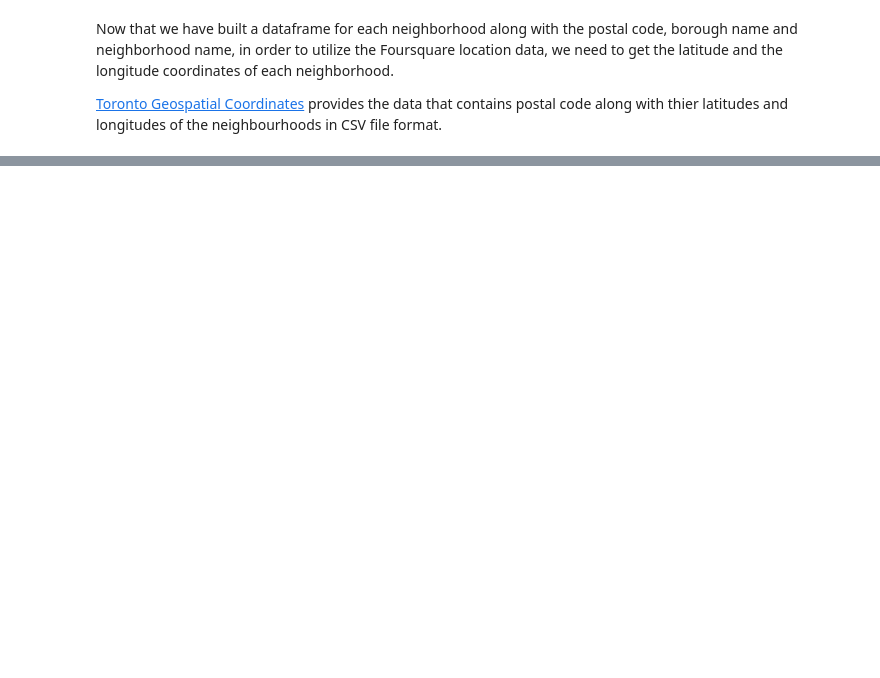
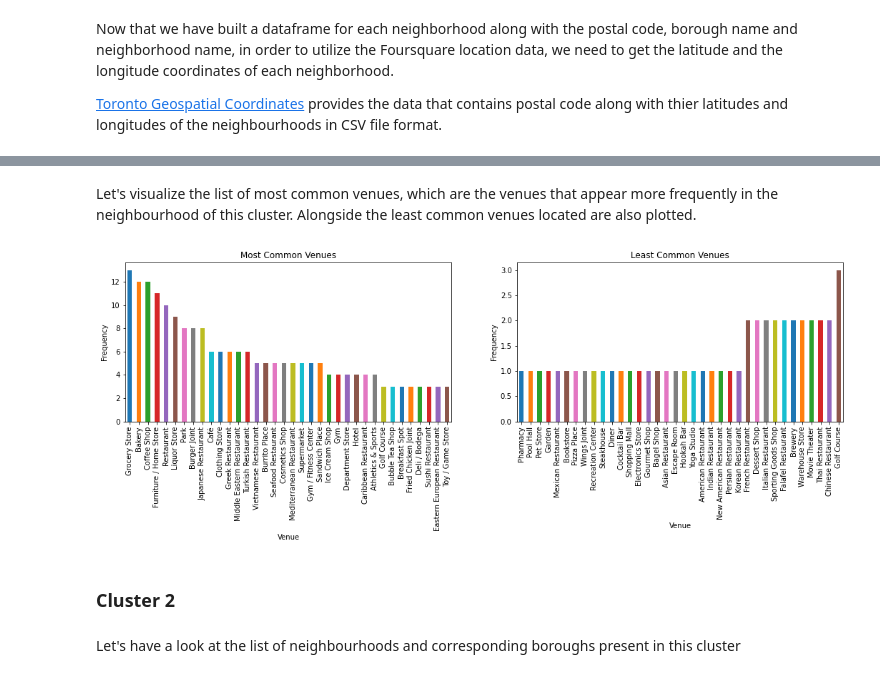
Before and after one commit to Enian22/Segmenting_and_Clustering_Neighborhoods_in_Toronto, a Jupyter notebook: Segmenting_and_Clustering_Neighborhoods_in_Toronto.ipynb, the cells around one changed output, grey strips where cells are left out. Cells and saved outputs as stored; diff of their text form; code cells hidden in the pictures; blank space fills up the shorter version.

```diff
--- a/Segmenting_and_Clustering_Neighborhoods_in_Toronto.ipynb
+++ b/Segmenting_and_Clustering_Neighborhoods_in_Toronto.ipynb
@@ -194,0 +497,10 @@ map_toronto
+# %% [markdown]
+Let's visualize the list of most common venues, which are the venues that appear more frequently in the neighbourhood of this cluster. Alongside the least common venues located are also plotted.
+# %%
+common_plot[0]
+# %% [output]
+[figure, added]
+# %% [markdown]
+### Cluster 2
+# %% [markdown]
+Let's have a look at the list of neighbourhoods and corresponding boroughs present in this cluster
```
Also changed, not shown: parts of 129 cells of this notebook.
